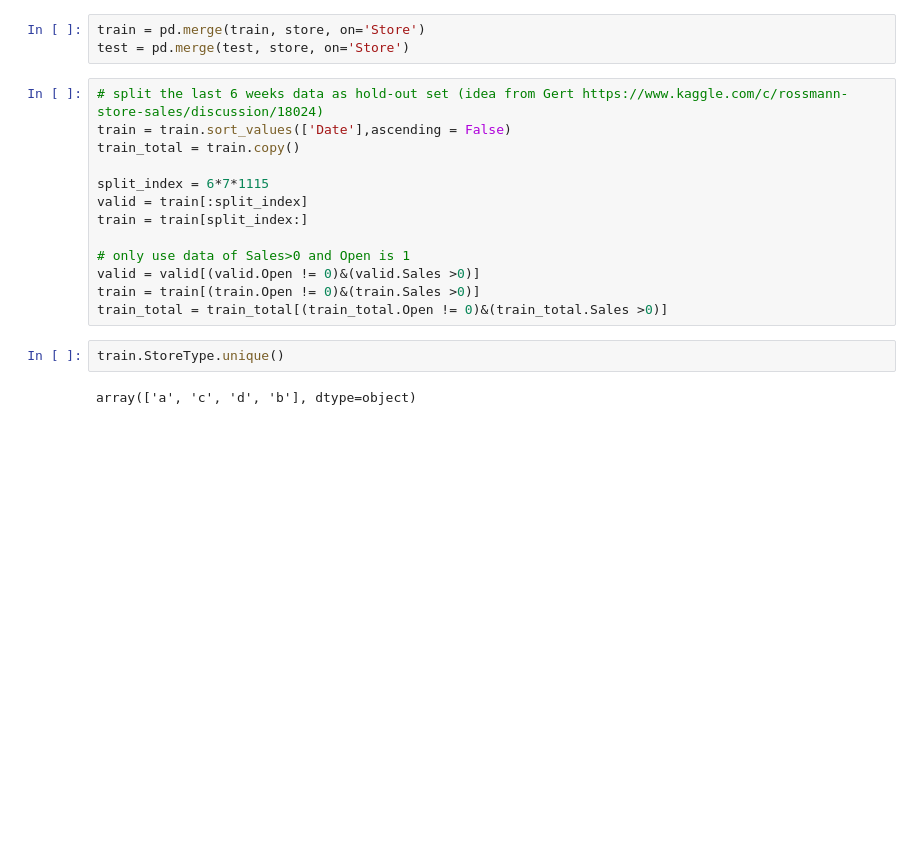
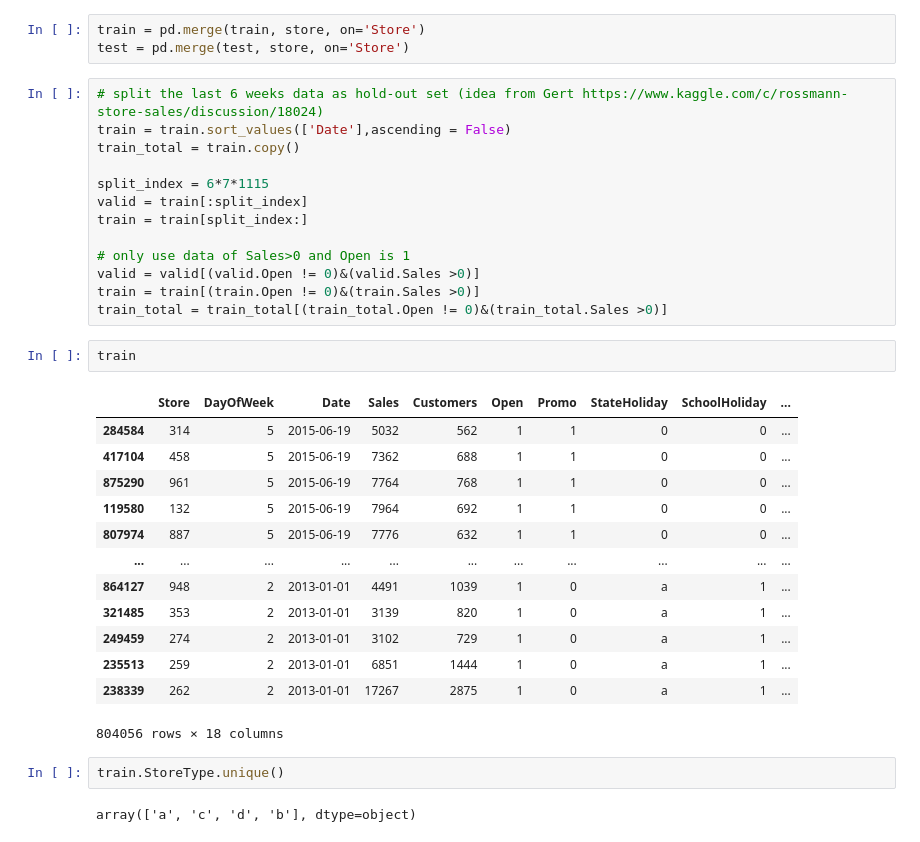
Before and after one commit to Patrick5455/Pharma-ML, a Jupyter notebook: non_web/analysis/interactive/Machine_learning_xgb.ipynb, the cells around one changed output. Cells and saved outputs as stored; diff of their text form; blank space fills up the shorter version.

```diff
--- a/non_web/analysis/interactive/Machine_learning_xgb.ipynb
+++ b/non_web/analysis/interactive/Machine_learning_xgb.ipynb
@@ -40,6 +78,22 @@ train = train[split_index:]
 valid = valid[(valid.Open != 0)&(valid.Sales >0)]
 train = train[(train.Open != 0)&(train.Sales >0)]
 train_total = train_total[(train_total.Open != 0)&(train_total.Sales >0)]
+# %%
+train
+# %% [output]
+|  | Store | DayOfWeek | Date | Sales | Customers | Open | Promo | StateHoliday | SchoolHoliday | ... |
+| 284584 | 314 | 5 | 2015-06-19 | 5032 | 562 | 1 | 1 | 0 | 0 | ... |
+| 417104 | 458 | 5 | 2015-06-19 | 7362 | 688 | 1 | 1 | 0 | 0 | ... |
+| 875290 | 961 | 5 | 2015-06-19 | 7764 | 768 | 1 | 1 | 0 | 0 | ... |
+| 119580 | 132 | 5 | 2015-06-19 | 7964 | 692 | 1 | 1 | 0 | 0 | ... |
+| 807974 | 887 | 5 | 2015-06-19 | 7776 | 632 | 1 | 1 | 0 | 0 | ... |
+| ... | ... | ... | ... | ... | ... | ... | ... | ... | ... | ... |
+| 864127 | 948 | 2 | 2013-01-01 | 4491 | 1039 | 1 | 0 | a | 1 | ... |
+| 321485 | 353 | 2 | 2013-01-01 | 3139 | 820 | 1 | 0 | a | 1 | ... |
+| 249459 | 274 | 2 | 2013-01-01 | 3102 | 729 | 1 | 0 | a | 1 | ... |
+| 235513 | 259 | 2 | 2013-01-01 | 6851 | 1444 | 1 | 0 | a | 1 | ... |
+| 238339 | 262 | 2 | 2013-01-01 | 17267 | 2875 | 1 | 0 | a | 1 | ... |
+804056 rows × 18 columns
 # %%
 train.StoreType.unique()
 # %% [output]
```
Also changed, not shown: parts of 22 cells of this notebook.
